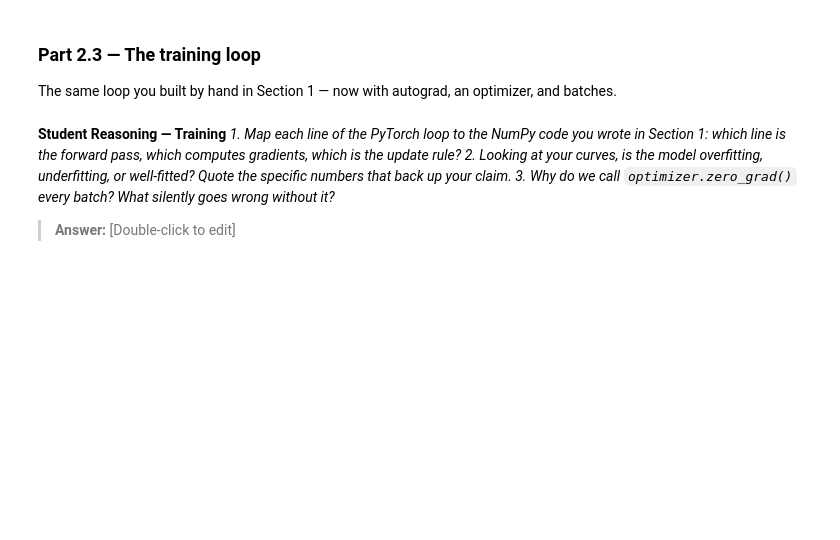
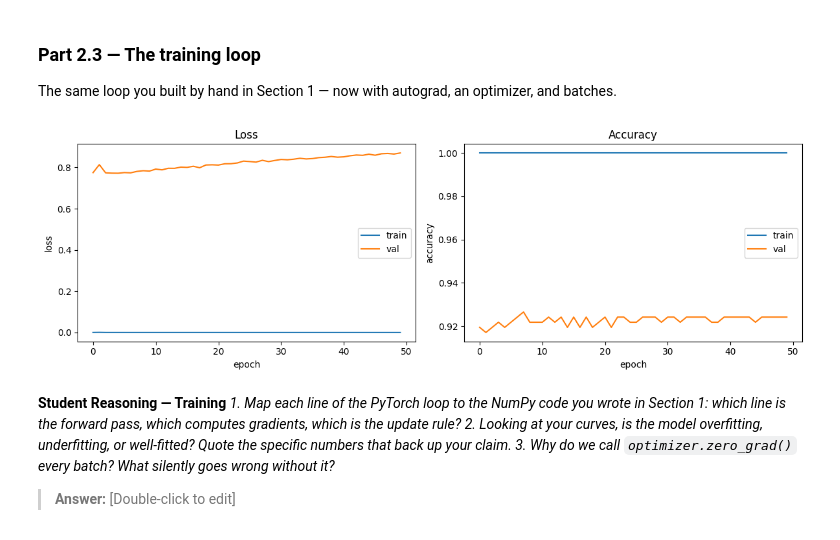
Before and after one commit to KingsleyNahyi/lab-3, a Jupyter notebook: Lab_3.ipynb, the cells around one changed output. Cells and saved outputs as stored; diff of their text form; code cells hidden in the pictures; blank space fills up the shorter version.

```diff
--- a/Lab_3.ipynb
+++ b/Lab_3.ipynb
@@ -434,23 +523,85 @@ An MLP: input -> hidden layers with ReLU -> 7 output logits.
 ### Part 2.3 — The training loop
 The same loop you built by hand in Section 1 — now with autograd, an optimizer, and batches.
 # %%
-# TODO: criterion = nn.CrossEntropyLoss()
-#       optimizer = torch.optim.Adam(model.parameters(), lr=1e-3)   # or SGD — justify
-
+# TODO:
+criterion = nn.CrossEntropyLoss()
+optimizer = torch.optim.Adam(model.parameters(), lr=1e-3)   # or SGD — justify
+train_losses = []
+val_losses = []
+train_accs = []
+val_accs = []
+best_val_acc = 0.0
 # TODO: Train for at least 50 epochs. Each epoch:
 #   1. model.train(); for xb, yb in train_loader:
 #        optimizer.zero_grad()
 #        logits = model(xb.to(DEVICE))
 #        loss = criterion(logits, yb.to(DEVICE))
 #        loss.backward()          # <- the backprop you wrote by hand in Part 1.2
 #        optimizer.step()         # <- the update rule you wrote in Part 1.1
 #   2. model.eval() + torch.no_grad(): compute loss AND accuracy on train and validation sets
 #   3. Append everything to history lists; print a one-line summary per epoch.
 
+for epoch in range(50):
+  model.train()
+  for xb, yb in train_loader:
+    optimizer.zero_grad()
+    logits = model(xb.to(DEVICE))
+    loss = criterion(logits, yb.to(DEVICE))
+    loss.backward()
+    optimizer.step()
+
+  model.eval()
+  with torch.no_grad():
+    train_correct, train_total,train_loss_sum = 0,0,0.0
+    for xb, yb in train_loader:
+      logits = model(xb.to(DEVICE))
+      yb = yb.to(DEVICE)
+      loss = criterion(logits, yb)
+      train_loss_sum +=loss.item() * xb.size(0)
+      train_correct += (logits.argmax(dim=1)==yb).sum().item()
+      train_total+= xb.size(0)
+    train_loss = train_loss_sum/train_total
+    train_acc = train_correct/train_total
+
+
+    val_correct, val_total, val_loss_sum = 0, 0, 0.0
+    for xb, yb in val_loader:
+          logits = model(xb.to(DEVICE))
+          yb = yb.to(DEVICE)
+          loss = criterion(logits, yb)
+          val_loss_sum += loss.item() * xb.size(0)
+          val_correct += (logits.argmax(dim=1) == yb).sum().item()
+          val_total += xb.size(0)
+    val_loss = val_loss_sum / val_total
+    val_acc = val_correct / val_total
+
+  train_losses.append(train_loss)
+  val_losses.append(val_loss)
+  train_accs.append(train_acc)
+  val_accs.append(val_acc)
+
 # TODO: Save the best model (highest validation accuracy):
 #   torch.save(model.state_dict(), "ffn_best.pt")
+  if val_acc> best_val_acc:
+    best_val_acc = val_acc
+    torch.save(model.state_dict(), "ffn_best.pt")
 
 # TODO: Plot loss curves (train + val) and accuracy curves (train + val), with legends.
+fig, axes = plt.subplots(1, 2, figsize=(12, 4))
+axes[0].plot(train_losses, label="train")
+axes[0].plot(val_losses, label="val")
+axes[0].set_xlabel("epoch"); axes[0].set_ylabel("loss"); axes[0].set_title("Loss")
+axes[0].legend()
+
+axes[1].plot(train_accs, label="train")
+axes[1].plot(val_accs, label="val")
+axes[1].set_xlabel("epoch"); axes[1].set_ylabel("accuracy"); axes[1].set_title("Accuracy")
+axes[1].legend()
+
+plt.tight_layout()
+plt.show()
+# %% [output]
+[figure, added]
 # %% [markdown]
 **Student Reasoning — Training**
 *1. Map each line of the PyTorch loop to the NumPy code you wrote in Section 1: which line is
```
Also changed, not shown: parts of 7 cells of this notebook, 2 other files.
